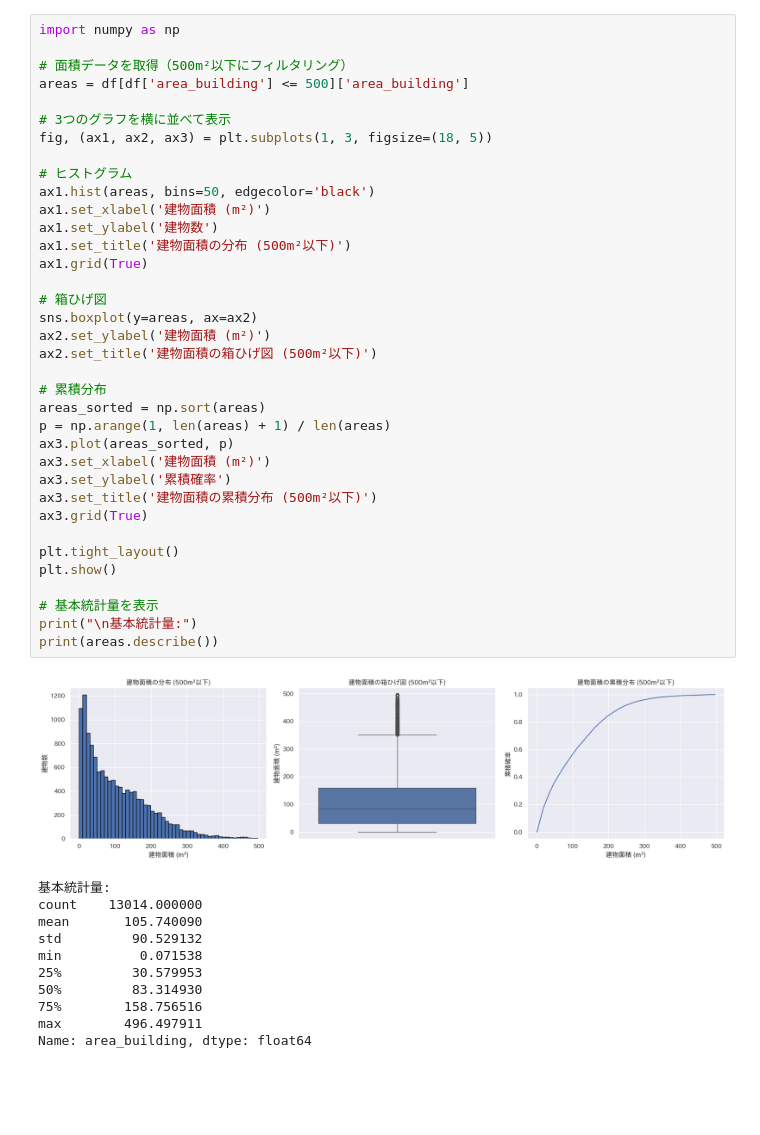
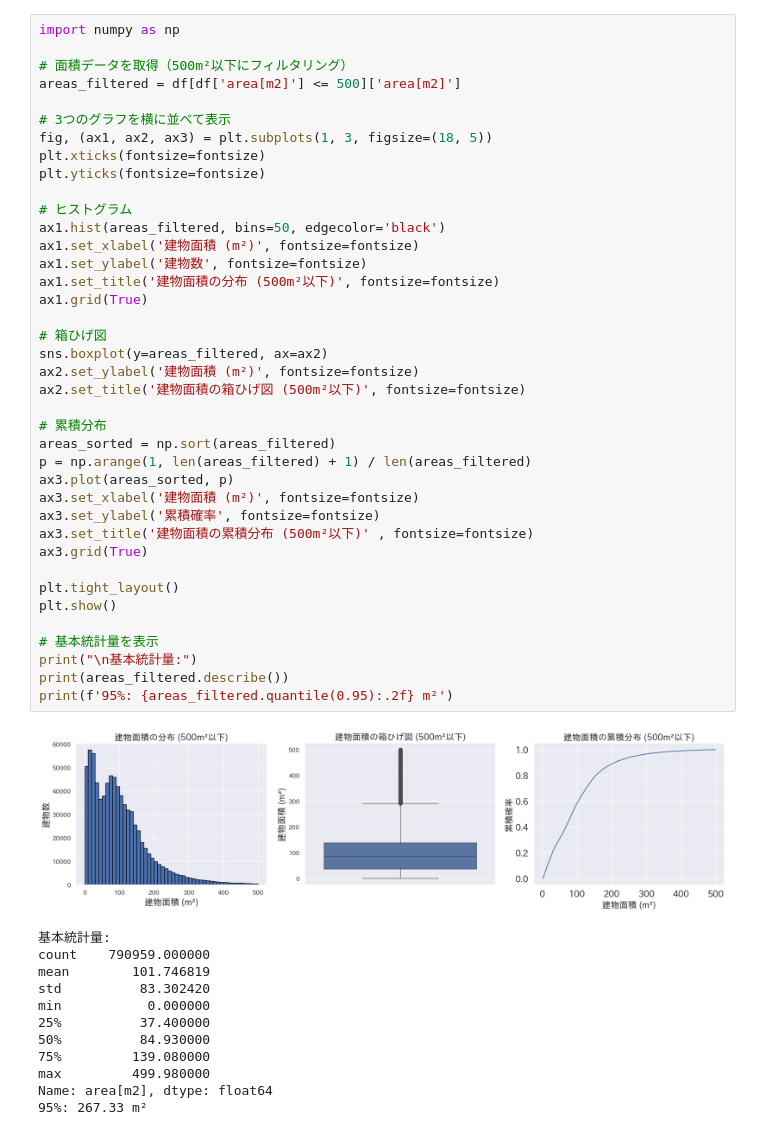
Before and after one commit to Tanned-podcast/Ishikawa_KibanChizu_Analysis, a Jupyter notebook: Python/Histogram.ipynb, the cells around one changed output. Cells and saved outputs as stored; diff of their text form; blank space fills up the shorter version.

```diff
--- a/Python/Histogram.ipynb
+++ b/Python/Histogram.ipynb
@@ -61,48 +125,52 @@ print(f'第3四分位数: {areas.quantile(0.75):.2f} m²')
 # %%
 import numpy as np
 
 # 面積データを取得（500m²以下にフィルタリング）
-areas = df[df['area_building'] <= 500]['area_building']
+areas_filtered = df[df['area[m2]'] <= 500]['area[m2]']
 
 # 3つのグラフを横に並べて表示
 fig, (ax1, ax2, ax3) = plt.subplots(1, 3, figsize=(18, 5))
+plt.xticks(fontsize=fontsize)
+plt.yticks(fontsize=fontsize)
 
 # ヒストグラム
-ax1.hist(areas, bins=50, edgecolor='black')
-ax1.set_xlabel('建物面積 (m²)')
-ax1.set_ylabel('建物数')
-ax1.set_title('建物面積の分布 (500m²以下)')
+ax1.hist(areas_filtered, bins=50, edgecolor='black')
+ax1.set_xlabel('建物面積 (m²)', fontsize=fontsize)
+ax1.set_ylabel('建物数', fontsize=fontsize)
+ax1.set_title('建物面積の分布 (500m²以下)', fontsize=fontsize)
 ax1.grid(True)
 
 # 箱ひげ図
-sns.boxplot(y=areas, ax=ax2)
-ax2.set_ylabel('建物面積 (m²)')
-ax2.set_title('建物面積の箱ひげ図 (500m²以下)')
+sns.boxplot(y=areas_filtered, ax=ax2)
+ax2.set_ylabel('建物面積 (m²)', fontsize=fontsize)
+ax2.set_title('建物面積の箱ひげ図 (500m²以下)', fontsize=fontsize)
 
 # 累積分布
-areas_sorted = np.sort(areas)
-p = np.arange(1, len(areas) + 1) / len(areas)
+areas_sorted = np.sort(areas_filtered)
+p = np.arange(1, len(areas_filtered) + 1) / len(areas_filtered)
 ax3.plot(areas_sorted, p)
-ax3.set_xlabel('建物面積 (m²)')
-ax3.set_ylabel('累積確率')
-ax3.set_title('建物面積の累積分布 (500m²以下)')
+ax3.set_xlabel('建物面積 (m²)', fontsize=fontsize)
+ax3.set_ylabel('累積確率', fontsize=fontsize)
+ax3.set_title('建物面積の累積分布 (500m²以下)' , fontsize=fontsize)
 ax3.grid(True)
 
 plt.tight_layout()
 plt.show()
 
 # 基本統計量を表示
 print("\n基本統計量:")
-print(areas.describe())
+print(areas_filtered.describe())
+print(f'95%: {areas_filtered.quantile(0.95):.2f} m²')
 # %% [output]
-[figure, old version]
+[figure, new version]
 基本統計量:
-count    13014.000000
-mean       105.740090
-std         90.529132
-min          0.071538
-25%         30.579953
-50%         83.314930
-75%        158.756516
-max        496.497911
-Name: area_building, dtype: float64
+count    790959.000000
+mean        101.746819
+std          83.302420
+min           0.000000
+25%          37.400000
+50%          84.930000
+75%         139.080000
+max         499.980000
+Name: area[m2], dtype: float64
+95%: 267.33 m²
```
Also changed, not shown: parts of 4 cells of this notebook, 5 other files.
